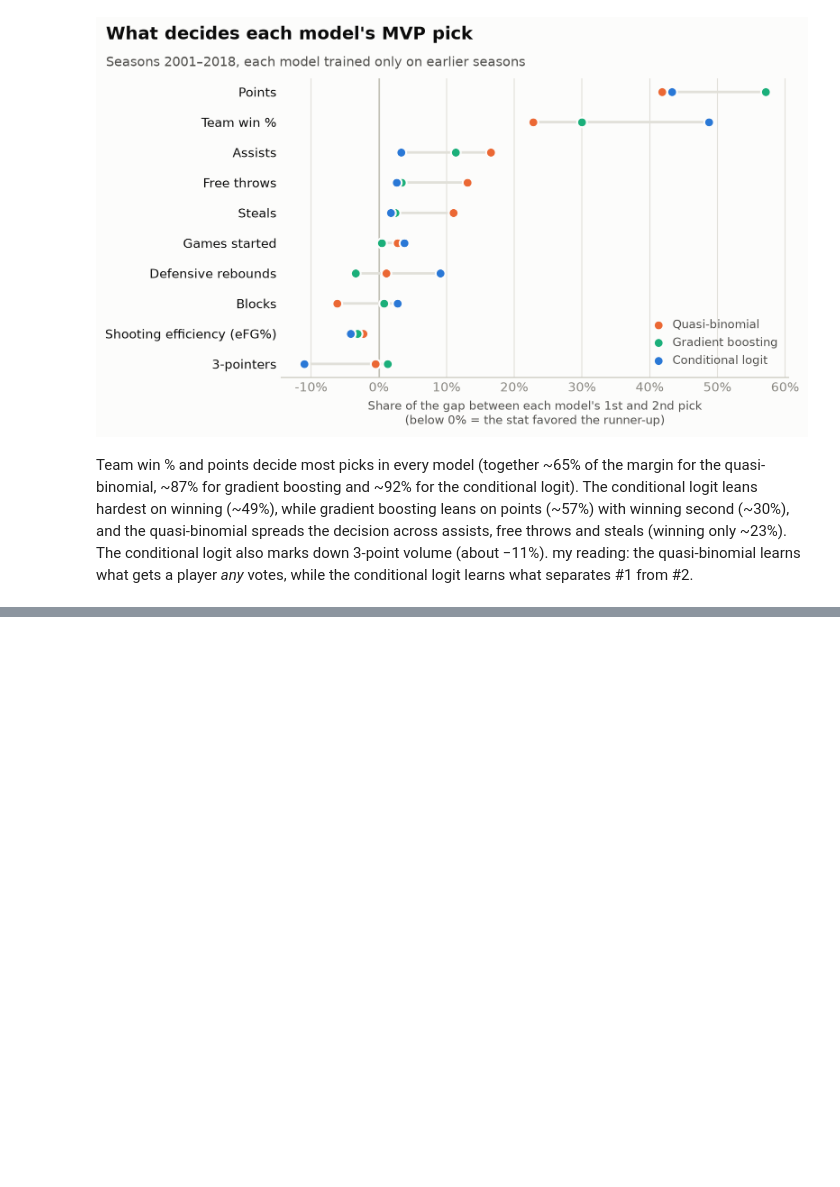
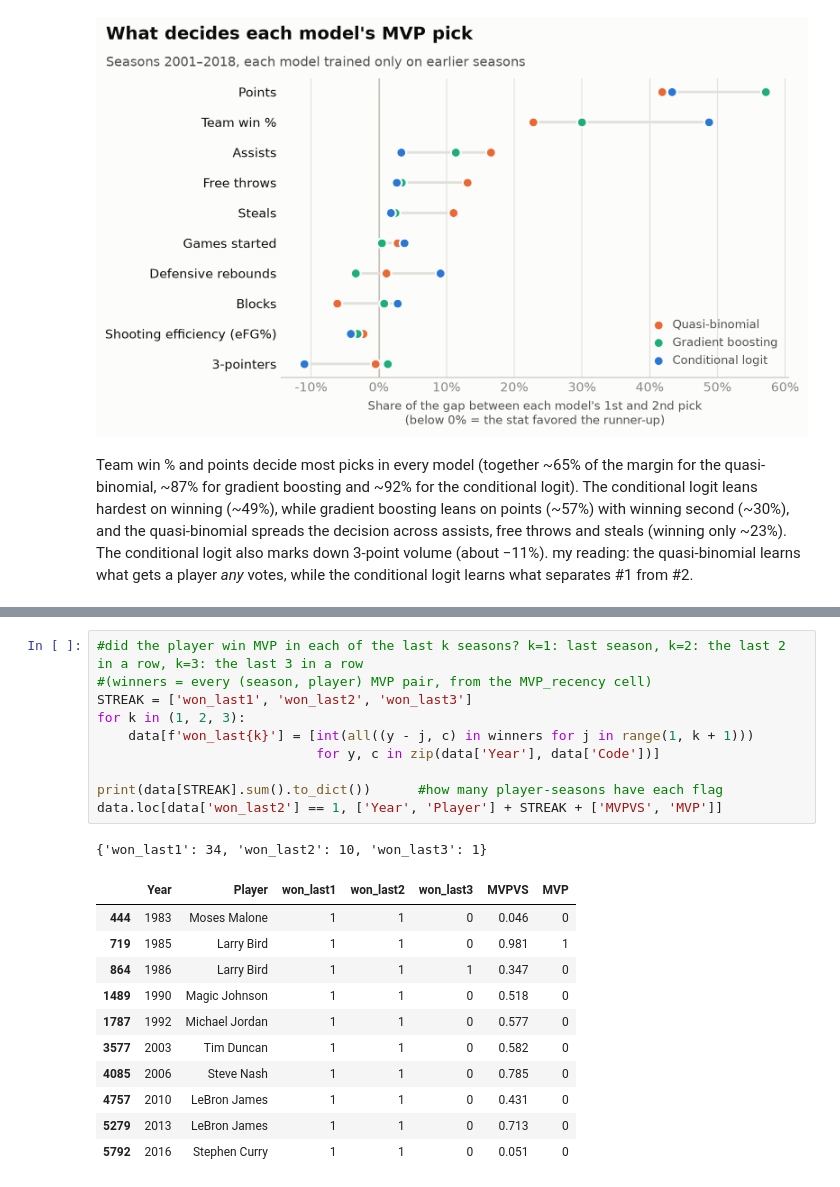
Before and after one commit to Erdos-Projects/fall-2026-nba-mvp-prediction, a Jupyter notebook: model/binomial_model_nt.ipynb, the cells around one changed output, grey strips where cells are left out. Drawn from its saved outputs; the diff is of its cells as text; blank space fills up the shorter version.

```diff
--- a/model/binomial_model_nt.ipynb
+++ b/model/binomial_model_nt.ipynb
@@ -971,0 +1020,23 @@ Orange bars favored the model's pick, blue bars favored the player it beat. Bar
+# %%
+#did the player win MVP in each of the last k seasons? k=1: last season, k=2: the last 2 in a row, k=3: the last 3 in a row
+#(winners = every (season, player) MVP pair, from the MVP_recency cell)
+STREAK = ['won_last1', 'won_last2', 'won_last3']
+for k in (1, 2, 3):
+    data[f'won_last{k}'] = [int(all((y - j, c) in winners for j in range(1, k + 1)))
+                            for y, c in zip(data['Year'], data['Code'])]
+
+print(data[STREAK].sum().to_dict())      #how many player-seasons have each flag
+data.loc[data['won_last2'] == 1, ['Year', 'Player'] + STREAK + ['MVPVS', 'MVP']]
+# %% [output]
+{'won_last1': 34, 'won_last2': 10, 'won_last3': 1}
+|  | Year | Player | won_last1 | won_last2 | won_last3 | MVPVS | MVP |
+| 444 | 1983 | Moses Malone | 1 | 1 | 0 | 0.046 | 0 |
+| 719 | 1985 | Larry Bird | 1 | 1 | 0 | 0.981 | 1 |
+| 864 | 1986 | Larry Bird | 1 | 1 | 1 | 0.347 | 0 |
+| 1489 | 1990 | Magic Johnson | 1 | 1 | 0 | 0.518 | 0 |
+| 1787 | 1992 | Michael Jordan | 1 | 1 | 0 | 0.577 | 0 |
+| 3577 | 2003 | Tim Duncan | 1 | 1 | 0 | 0.582 | 0 |
+| 4085 | 2006 | Steve Nash | 1 | 1 | 0 | 0.785 | 0 |
+| 4757 | 2010 | LeBron James | 1 | 1 | 0 | 0.431 | 0 |
+| 5279 | 2013 | LeBron James | 1 | 1 | 0 | 0.713 | 0 |
+| 5792 | 2016 | Stephen Curry | 1 | 1 | 0 | 0.051 | 0 |
```
Also changed, not shown: parts of 20 cells of this notebook.
